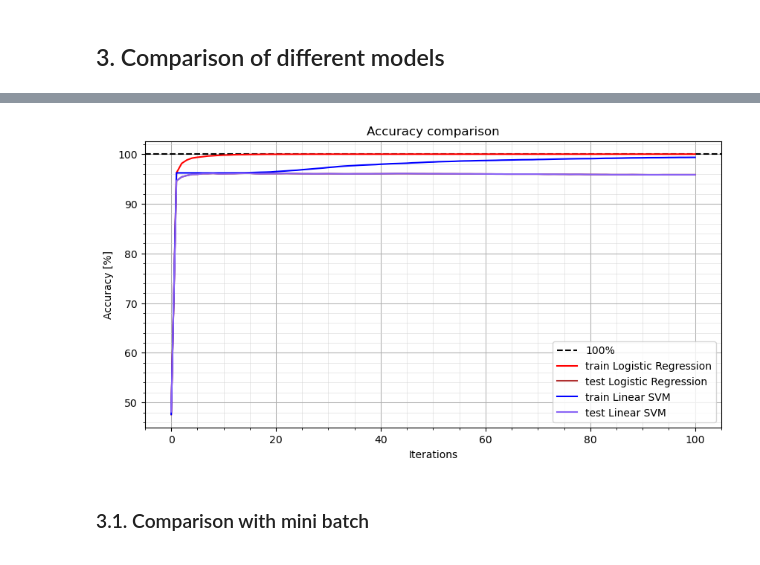
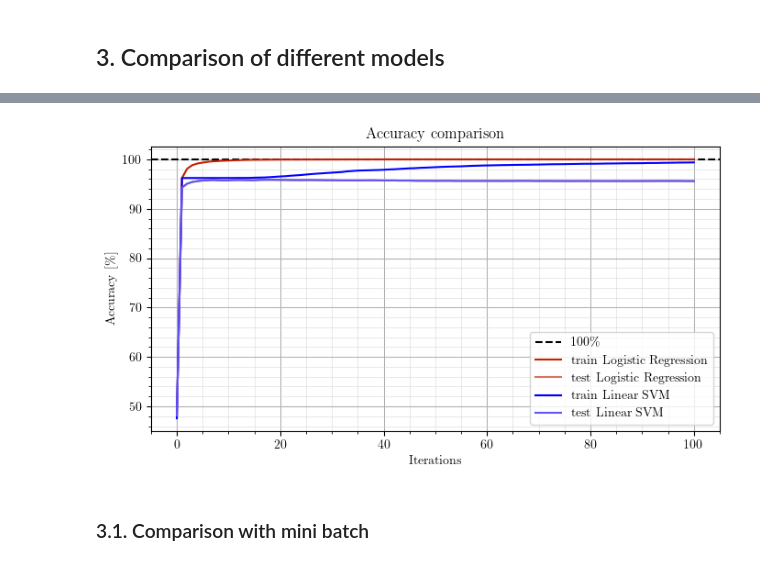
Before and after one commit to PH875/FakeNewsDetection_Project, a Jupyter notebook: fakenews_detection.ipynb, the cells around one changed output, grey strips where cells are left out. Drawn from its saved outputs; the diff is of its cells as text; code cells hidden in the pictures.

```diff
--- a/fakenews_detection.ipynb
+++ b/fakenews_detection.ipynb
@@ -1,16 +1,12 @@
 # %%
-RUN_MINI_BATCH_COMPARISON=False #Turn off for faster run
-SAVE_PLOTS=False
-
-#wordcloud resolution:
-WIDTH=800
-HEIGHT=600
+USE_TEX=True # Set to true to activate latex plots. This requires an installed latex distribution on the device
+SAVE_PLOTS=True # whether to save the plots cretaed in this notebook
+SAVE_TABLES=True # whether to save the tables cretaed in this notebook
 # %%
 #Enable autoreloading of imported modules
 %load_ext autoreload
 %autoreload 2
 
-#Import required packages
 import sys,os
 import matplotlib.pyplot as plt
 import numpy as np
@@ -18,5 +14,11 @@ import pandas as pd
 import scipy.sparse as sp
 from IPython.display import display, clear_output
 
+if USE_TEX: #activate tex for pyplot
+    plt.rcParams.update({
+        "text.usetex": True,
+        "font.family": "serif",
+    })
+
 #Add the repo root (one level up from this notebook) to sys.path
 sys.path.insert(0, os.path.abspath("../"))
@@ -189,26 +200,27 @@ Text(0.5, 1.0, 'Confusion matrix LinearSVM')
 # %%
 #Plot
-fig,ax=plt.subplots(figsize=(10,5))
-ax.axhline(y=100, color='black', linestyle='--', label='100%')
-ax.plot(range(len(metrics_history_LR['train accuracy'])),metrics_history_LR['train accuracy'], label="train Logistic Regression", color='red')
-ax.plot(range(len(metrics_history_LR['test accuracy'])),metrics_history_LR['test accuracy'], label="test Logistic Regression", color="#B03030")
-ax.plot(range(len(metrics_history_SVM['train accuracy'])),metrics_history_SVM['train accuracy'], label="train Linear SVM", color='blue')
-ax.plot(range(len(metrics_history_SVM['test accuracy'])),metrics_history_LR['test accuracy'], label="test Linear SVM", color="#8761F6")
+fig,ax=plt.subplots(figsize=(7,4))
+ax.axhline(y=100, color='black', linestyle='--', label='100\%') #horizontal line at 100%
+ax.plot(range(len(metrics_history_LR['train accuracy'])),metrics_history_LR['train accuracy'], label="train Logistic Regression", color="#C32000")
+ax.plot(range(len(metrics_history_LR['test accuracy'])),metrics_history_LR['test accuracy'], label="test Logistic Regression", color="#D57562")
+ax.plot(range(len(metrics_history_SVM['train accuracy'])),metrics_history_SVM['train accuracy'], label="train Linear SVM", color="#0000FF")
+ax.plot(range(len(metrics_history_SVM['test accuracy'])),metrics_history_LR['test accuracy'], label="test Linear SVM", color="#6055F9")
+
+# Turn on minor ticks
+ax.minorticks_on()
+ax.grid(which='major', linestyle='-', linewidth=0.75)
+ax.grid(which='minor', linestyle='-', linewidth=0.5, color='lightgray', alpha=0.7)
+
 ax.legend()
 ax.set_xlabel('Iterations')
-ax.set_ylabel('Accuracy [%]')
-# Turn on minor ticks automatically
-ax.minorticks_on()
+ax.set_ylabel('Accuracy [\%]')
+ax.set_title('Accuracy comparison')
 
-# Major grid: solid, normal
-ax.grid(which='major', linestyle='-', linewidth=0.75)
-
-# Minor grid: dashed, light
-ax.grid(which='minor', linestyle='-', linewidth=0.5, color='lightgray', alpha=0.7)
-ax.set_title('Accuracy comparison')
-plt.show()
+plt.tight_layout()
+if SAVE_PLOTS: # save figure
+    plt.savefig('figures/model_comparison_accuracy_evolution.pdf', format='pdf')
 # %% [output]
-[figure, old version]
+[figure, new version]
 # %% [markdown]
 ### 3.1. Comparison with mini batch
 # %%
```
Also changed, not shown: parts of 15 cells of this notebook.
